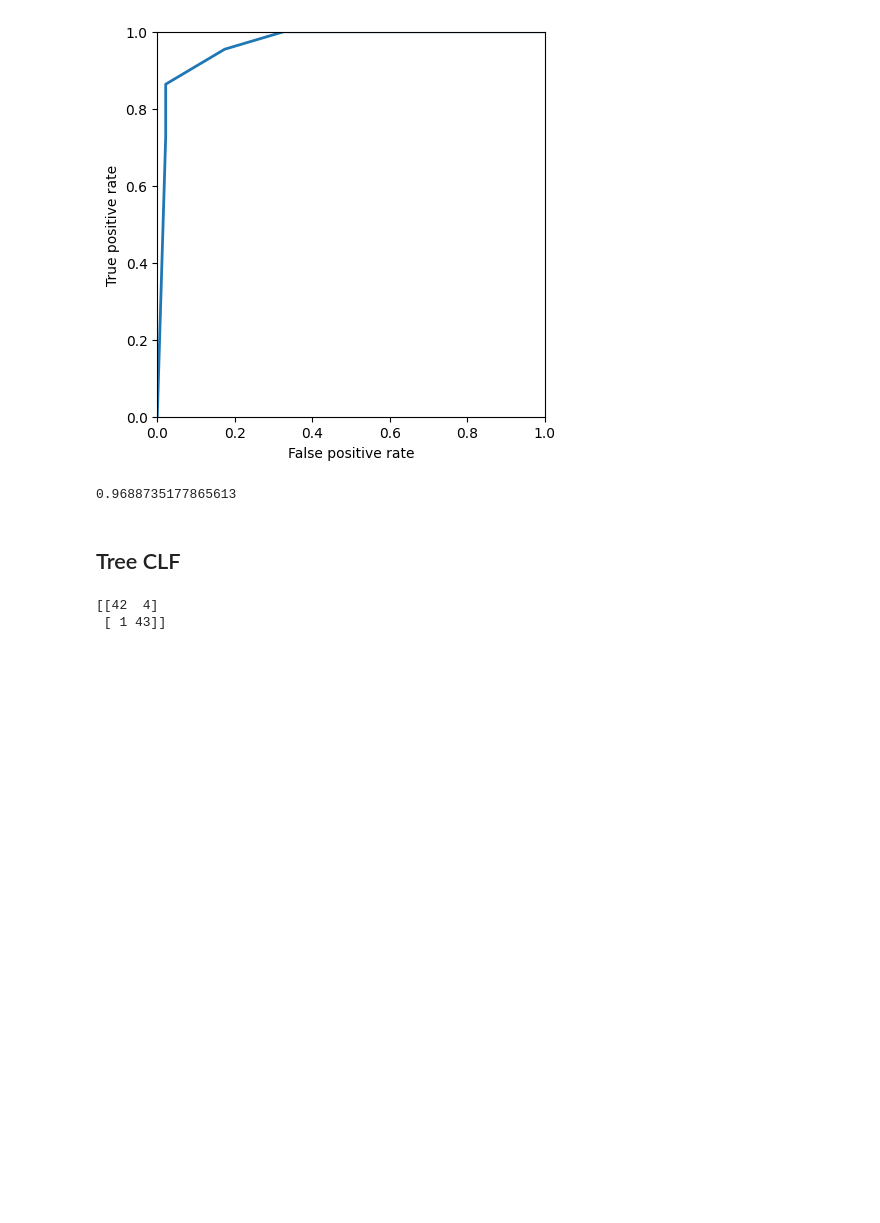
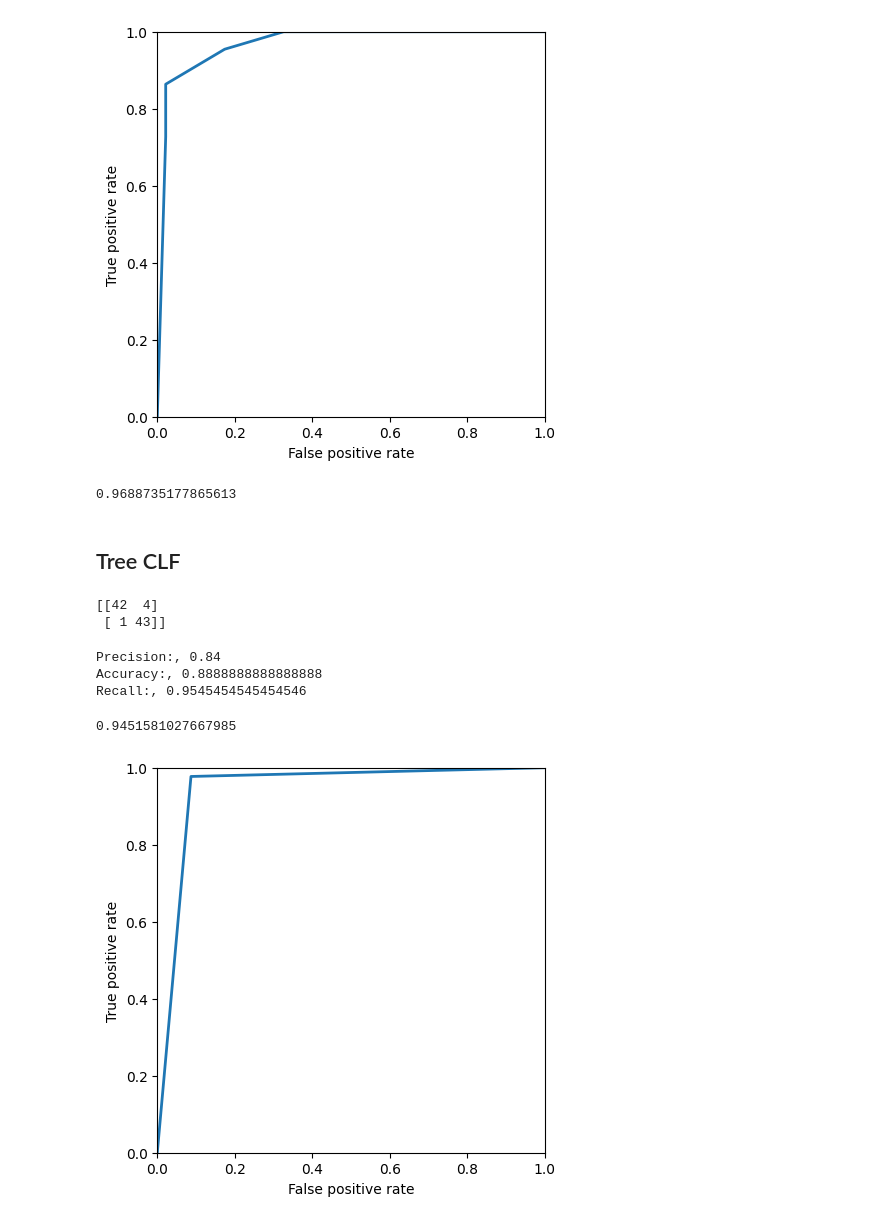
Before and after one commit to Petint/AI-and-DS, a Jupyter notebook: ds-2b.ipynb, the cells around one changed output. Cells and saved outputs as stored; diff of their text form; code cells hidden in the pictures; blank space fills up the shorter version.

```diff
--- a/ds-2b.ipynb
+++ b/ds-2b.ipynb
@@ -93,3 +93,29 @@ print(cm)
 # %% [output]
 [[42  4]
  [ 1 43]]
+# %%
+print("Precision:,", metrics.precision_score(success_label_test, prediction_test))
+print("Accuracy:,", metrics.accuracy_score(success_label_test, prediction_test))
+print("Recall:,", metrics.recall_score(success_label_test, prediction_test))
+# %% [output]
+Precision:, 0.84
+Accuracy:, 0.8888888888888888
+Recall:, 0.9545454545454546
+# %%
+tree_prob = tree_clf.predict_proba(success_features_test)
+fpr_tree, tpr_tree, thresholds_tree = metrics.roc_curve(success_label_test, tree_prob[:,1], pos_label=1, sample_weight=None)
+plt.figure(figsize=(5, 5))
+plt.plot(fpr_tree, tpr_tree, linewidth=2.0)
+
+y = x = np.linspace(1, 1, 100)
+plt.plot(x, y, label='Random classifier')
+plt.xlabel("False positive rate")
+plt.ylabel('True positive rate')
+plt.xlim([0, 1])
+plt.ylim([0, 1])
+
+#AOC
+metrics.roc_auc_score(success_label_test, tree_prob[:,1], average='macro', sample_weight=None)
+# %% [output]
+0.9451581027667985
+[figure, added]
```
